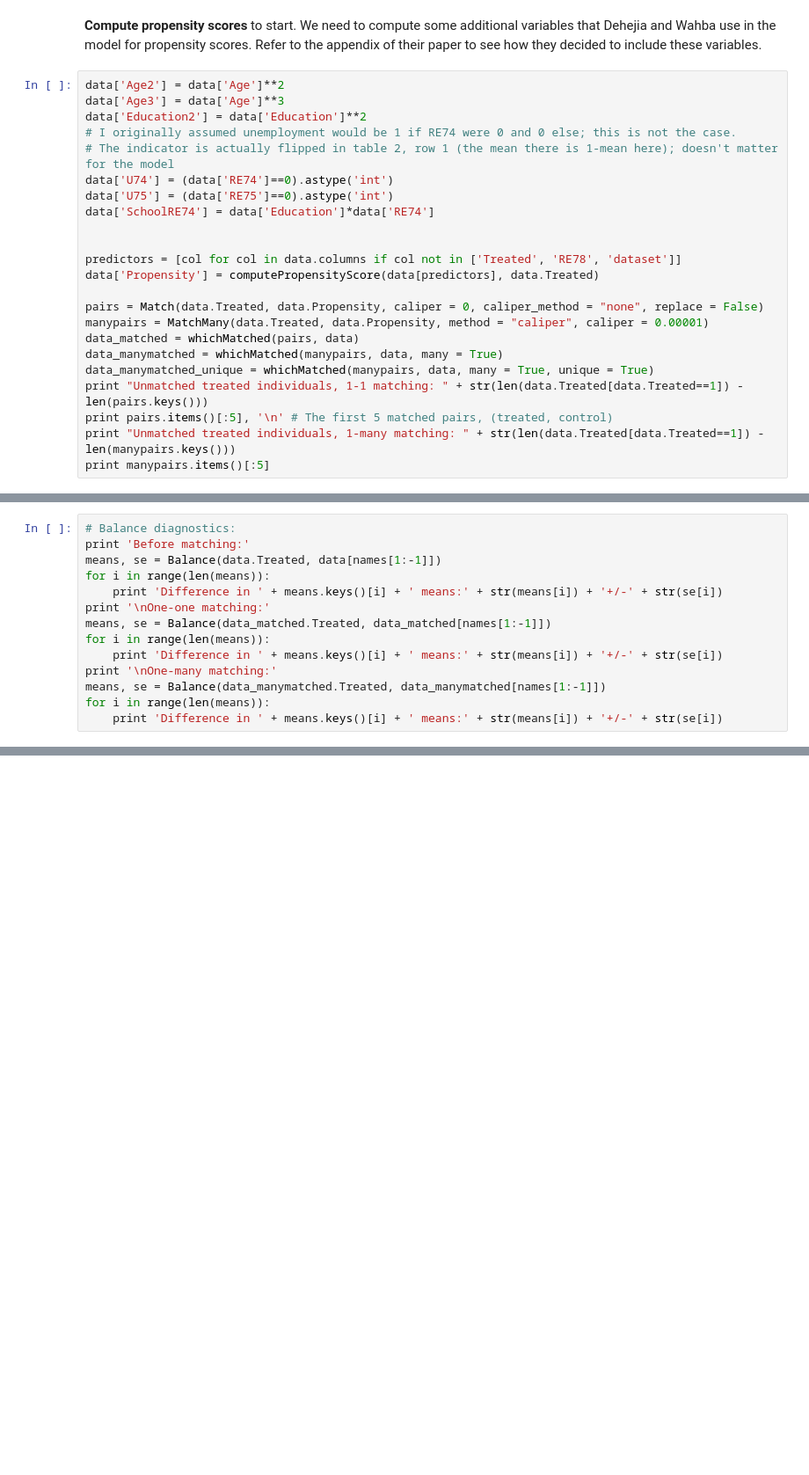
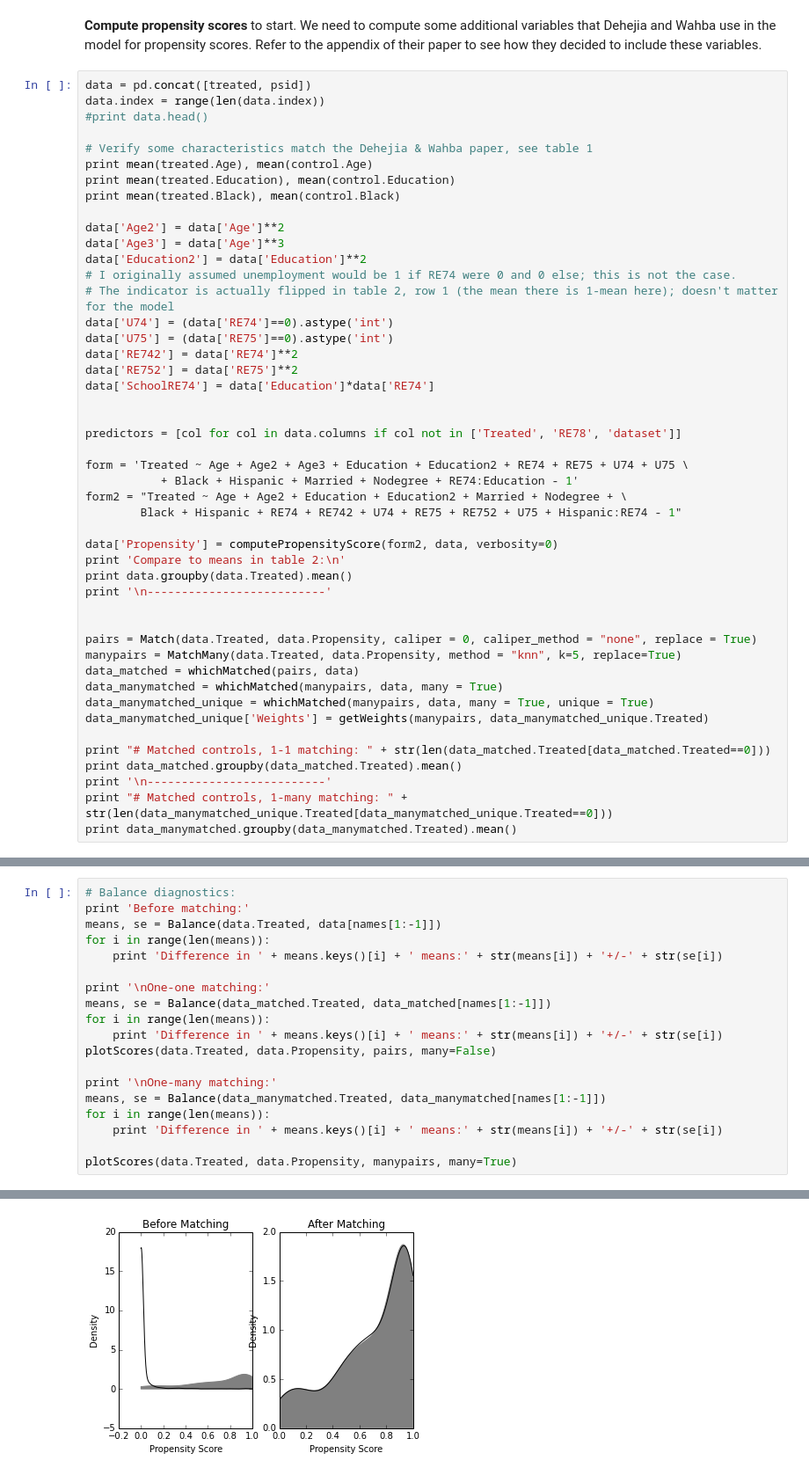
Before and after one commit to kellieotto/ModelMatch, a Jupyter notebook: Code/CompareMethods.ipynb, the cells around one changed output, grey strips where cells are left out. Shown: that part at 88% size. Drawn from its saved outputs; the diff is of its cells as text; blank space fills up the shorter version.

```diff
--- a/Code/CompareMethods.ipynb
+++ b/Code/CompareMethods.ipynb
@@ -48,6 +280,15 @@ print mean(treated.Black), mean(control.Black)
 # %% [markdown]
 <b>Compute propensity scores</b> to start.  We need to compute some additional variables that Dehejia and Wahba use in the model for propensity scores.  Refer to the appendix of their paper to see how they decided to include these variables.
 # %%
+data = pd.concat([treated, psid])
+data.index = range(len(data.index))
+#print data.head()
+
+# Verify some characteristics match the Dehejia & Wahba paper, see table 1
+print mean(treated.Age), mean(control.Age)
+print mean(treated.Education), mean(control.Education)
+print mean(treated.Black), mean(control.Black)
+
 data['Age2'] = data['Age']**2
 data['Age3'] = data['Age']**3
 data['Education2'] = data['Education']**2
@@ -55,19 +296,34 @@ data['Education2'] = data['Education']**2
 # The indicator is actually flipped in table 2, row 1 (the mean there is 1-mean here); doesn't matter for the model
 data['U74'] = (data['RE74']==0).astype('int')
 data['U75'] = (data['RE75']==0).astype('int')
+data['RE742'] = data['RE74']**2
+data['RE752'] = data['RE75']**2
 data['SchoolRE74'] = data['Education']*data['RE74']
 
 
 predictors = [col for col in data.columns if col not in ['Treated', 'RE78', 'dataset']]
-data['Propensity'] = computePropensityScore(data[predictors], data.Treated)
 
-pairs = Match(data.Treated, data.Propensity, caliper = 0, caliper_method = "none", replace = False)
-manypairs = MatchMany(data.Treated, data.Propensity, method = "caliper", caliper = 0.00001)
+form = 'Treated ~ Age + Age2 + Age3 + Education + Education2 + RE74 + RE75 + U74 + U75 \
+           + Black + Hispanic + Married + Nodegree + RE74:Education - 1'
+form2 = "Treated ~ Age + Age2 + Education + Education2 + Married + Nodegree + \
+        Black + Hispanic + RE74 + RE742 + U74 + RE75 + RE752 + U75 + Hispanic:RE74 - 1"
+
+data['Propensity'] = computePropensityScore(form2, data, verbosity=0)
+print 'Compare to means in table 2:\n'
+print data.groupby(data.Treated).mean()
+print '\n--------------------------'
+
+
+pairs = Match(data.Treated, data.Propensity, caliper = 0, caliper_method = "none", replace = True)
+manypairs = MatchMany(data.Treated, data.Propensity, method = "knn", k=5, replace=True)
 data_matched = whichMatched(pairs, data)
 data_manymatched = whichMatched(manypairs, data, many = True)
 data_manymatched_unique = whichMatched(manypairs, data, many = True, unique = True)
-print "Unmatched treated individuals, 1-1 matching: " + str(len(data.Treated[data.Treated==1]) - len(pairs.keys()))
-print pairs.items()[:5], '\n' # The first 5 matched pairs, (treated, control)
-print "Unmatched treated individuals, 1-many matching: " + str(len(data.Treated[data.Treated==1]) - len(manypairs.keys()))
-print manypairs.items()[:5]
+data_manymatched_unique['Weights'] = getWeights(manypairs, data_manymatched_unique.Treated)
+
+print "# Matched controls, 1-1 matching: " + str(len(data_matched.Treated[data_matched.Treated==0]))
+print data_matched.groupby(data_matched.Treated).mean()
+print '\n--------------------------'
+print "# Matched controls, 1-many matching: " + str(len(data_manymatched_unique.Treated[data_manymatched_unique.Treated==0]))
+print data_manymatched.groupby(data_manymatched.Treated).mean()
 # %% [output]
@@ -82,13 +350,18 @@ print 'Before matching:'
 means, se = Balance(data.Treated, data[names[1:-1]])
 for i in range(len(means)):
     print 'Difference in ' + means.keys()[i] + ' means:' + str(means[i]) + '+/-' + str(se[i])
+
 print '\nOne-one matching:'
 means, se = Balance(data_matched.Treated, data_matched[names[1:-1]])
 for i in range(len(means)):
     print 'Difference in ' + means.keys()[i] + ' means:' + str(means[i]) + '+/-' + str(se[i])
+plotScores(data.Treated, data.Propensity, pairs, many=False)
+
 print '\nOne-many matching:'
 means, se = Balance(data_manymatched.Treated, data_manymatched[names[1:-1]])
 for i in range(len(means)):
     print 'Difference in ' + means.keys()[i] + ' means:' + str(means[i]) + '+/-' + str(se[i])
+
+plotScores(data.Treated, data.Propensity, manypairs, many=True)
 # %% [output]
 Before matching:
@@ -110,0 +386 @@ Difference in RE75 means:1556.9221247+/-377.623855043
+[figure, added]
```
Also changed, not shown: parts of 17 cells of this notebook, 7 other files.
